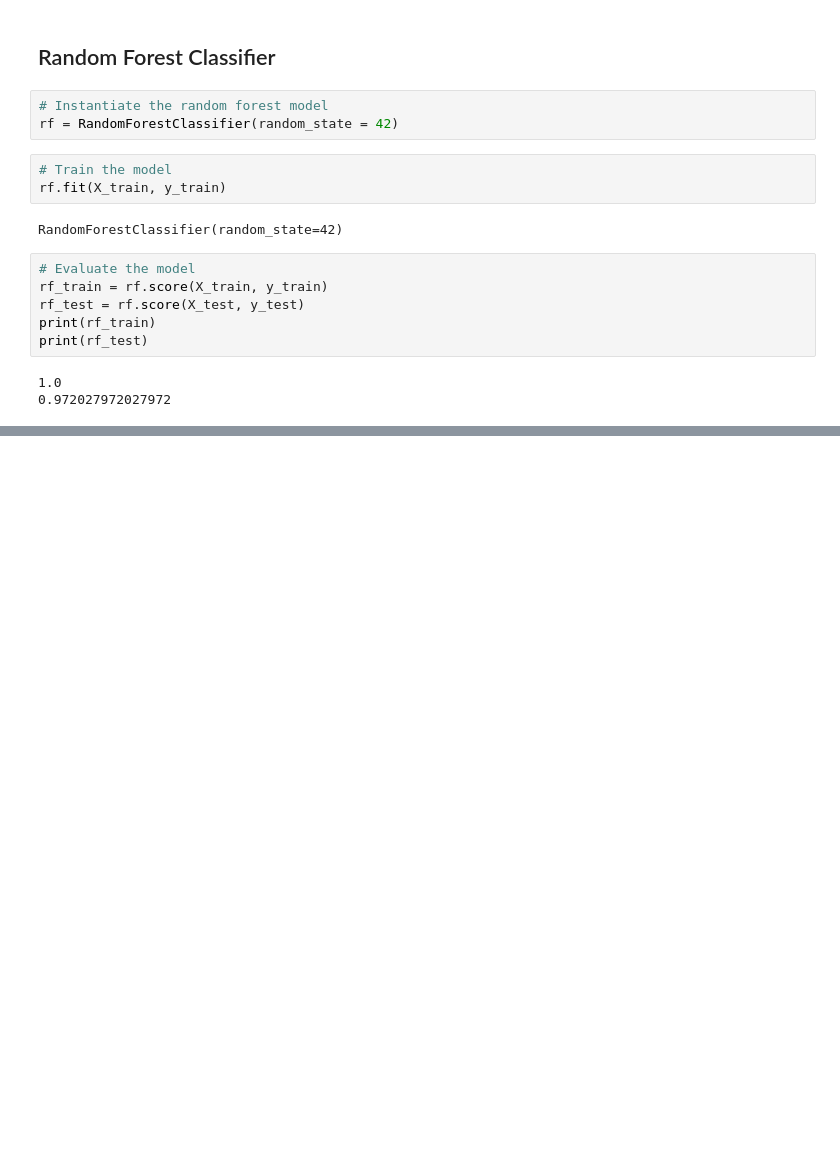
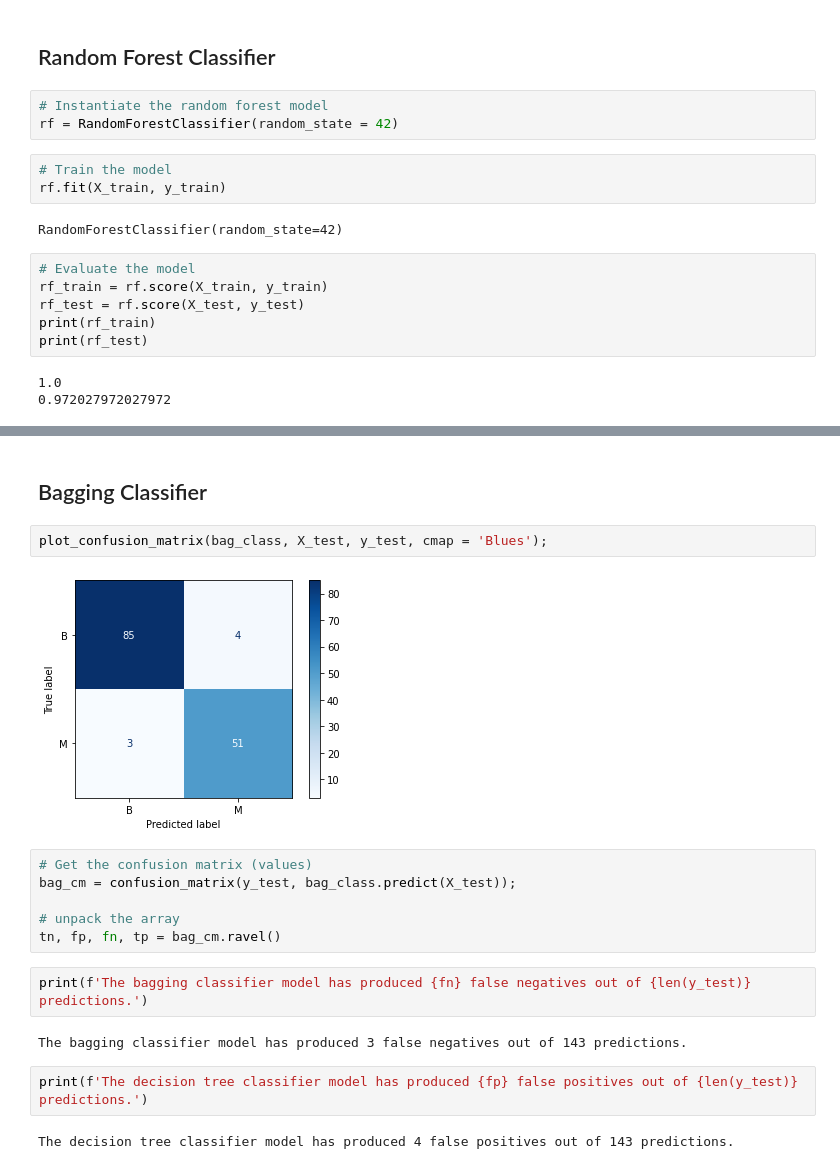
Before and after one commit to Neoneto/Coding_Dojo_Week7, a Jupyter notebook: Classification_Tree_Exercise_(Practice).ipynb, the cells around one changed output, grey strips where cells are left out. Drawn from its saved outputs; the diff is of its cells as text; blank space fills up the shorter version.

```diff
--- a/Classification_Tree_Exercise_(Practice).ipynb
+++ b/Classification_Tree_Exercise_(Practice).ipynb
@@ -131,0 +160,20 @@ print(rf_test)
+# %% [markdown]
+## Bagging Classifier
+# %%
+plot_confusion_matrix(bag_class, X_test, y_test, cmap = 'Blues');
+# %% [output]
+[figure, added]
+# %%
+# Get the confusion matrix (values)
+bag_cm = confusion_matrix(y_test, bag_class.predict(X_test));
+
+# unpack the array
+tn, fp, fn, tp = bag_cm.ravel()
+# %%
+print(f'The bagging classifier model has produced {fn} false negatives out of {len(y_test)} predictions.')
+# %% [output]
+The bagging classifier model has produced 3 false negatives out of 143 predictions.
+# %%
+print(f'The decision tree classifier model has produced {fp} false positives out of {len(y_test)} predictions.')
+# %% [output]
+The decision tree classifier model has produced 4 false positives out of 143 predictions.
```
Also changed, not shown: parts of 15 cells of this notebook.
